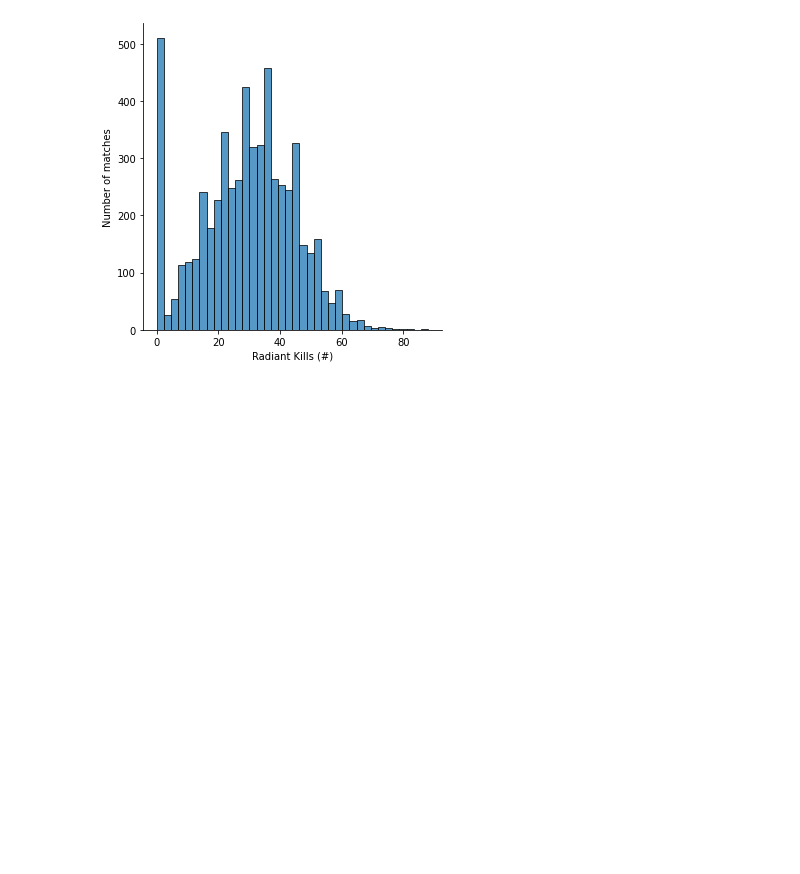
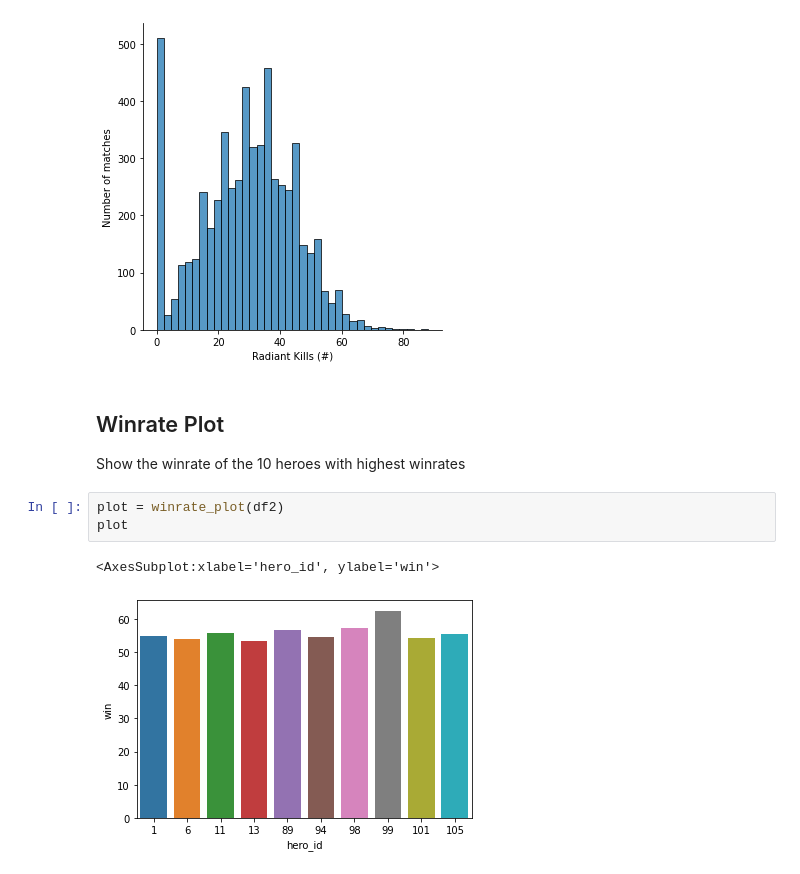
Before and after one commit to data301-2020-winter1/course-project-solo_108, a Jupyter notebook: analysis/milestone1.ipynb, the cells around one changed output. Drawn from its saved outputs; the diff is of its cells as text; blank space fills up the shorter version.

Commit message:
Task 5: Add top winrate heroes plot

```diff
--- a/analysis/milestone1.ipynb
+++ b/analysis/milestone1.ipynb
@@ -27,3 +42,12 @@ plot
 # %% [output]
 <seaborn.axisgrid.FacetGrid at 0x...>
 [figure]
+# %% [markdown]
+## Winrate Plot
+Show the winrate of the 10 heroes with highest winrates
+# %%
+plot = winrate_plot(df2)
+plot
+# %% [output]
+<AxesSubplot:xlabel='hero_id', ylabel='win'>
+[figure, added]
```
Also changed, not shown: parts of 1 cell of this notebook, 1 other file.
